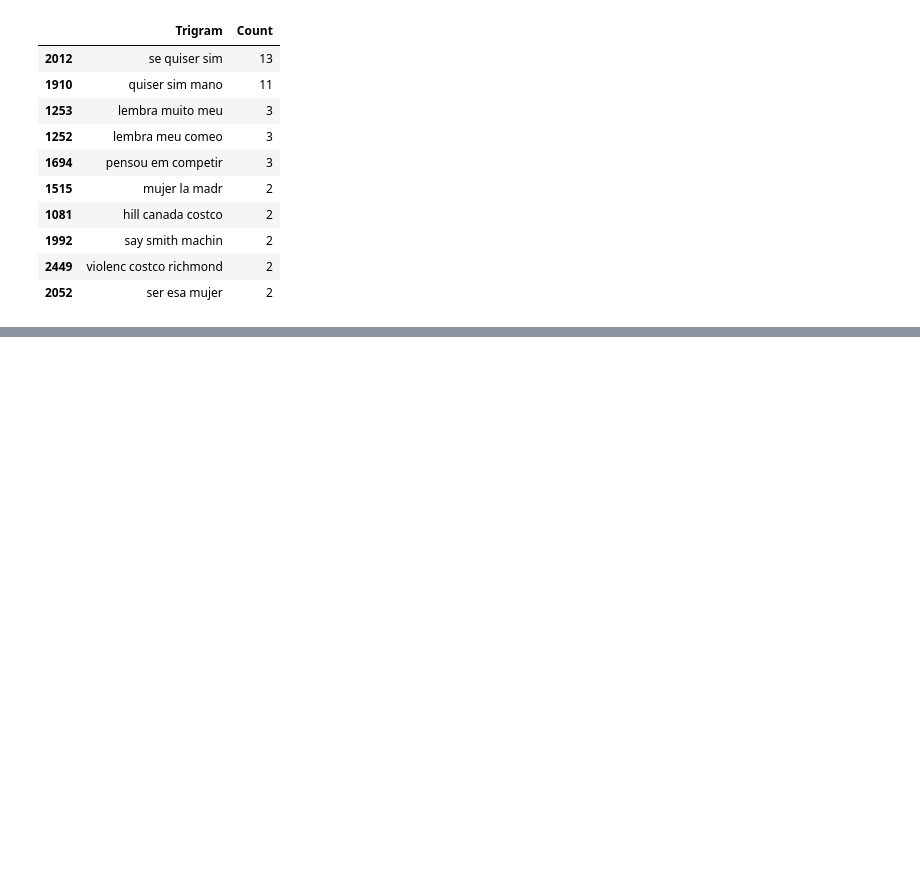
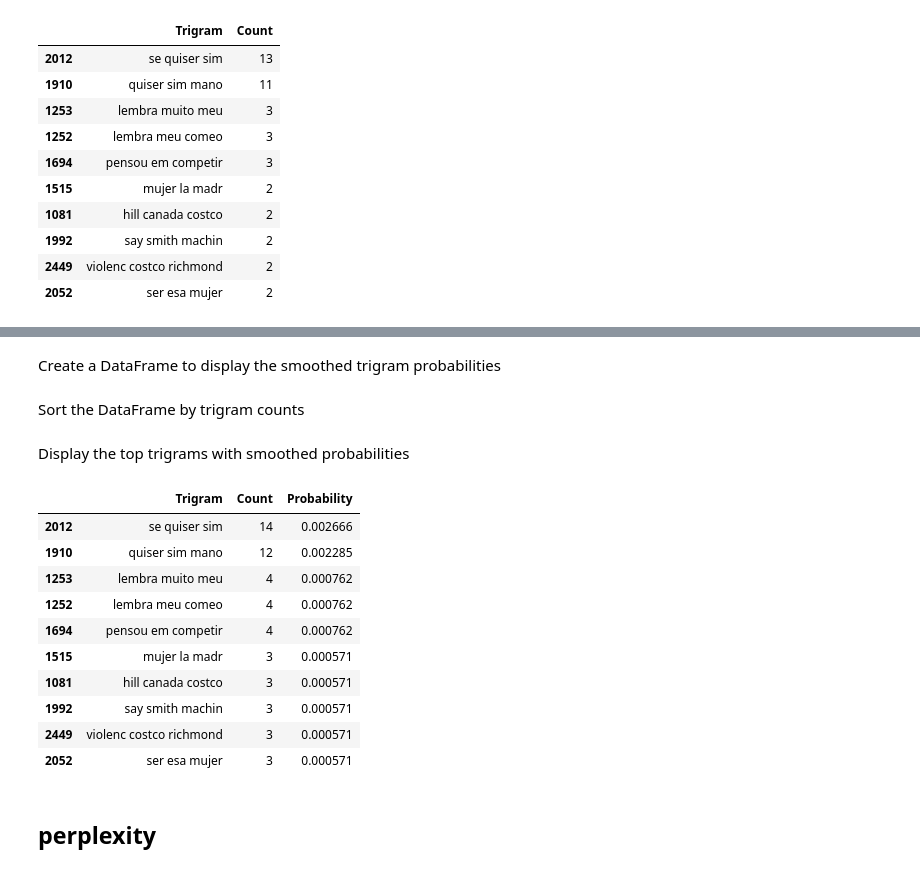
Before and after one commit to MohamadrezaKhalvati/natural-langauge-programming, a Jupyter notebook: Project/Q2/q2.ipynb, the cells around one changed output, grey strips where cells are left out. Drawn from its saved outputs; the diff is of its cells as text; code cells hidden in the pictures; blank space fills up the shorter version.

Commit message:
add perplexity implementation

```diff
--- a/Project/Q2/q2.ipynb
+++ b/Project/Q2/q2.ipynb
@@ -242,0 +355,4 @@ trigram_df.head(10)
+# %%
+total_trigrams = len(feature_names)
+smoothed_counts = trigram_counts + 1
+total_tokens = smoothed_counts.sum()
@@ -242,0 +361,34 @@ trigram_df.head(10)
+# %%
+smoothed_probabilities = smoothed_counts / total_tokens
+# %% [markdown]
+Create a DataFrame to display the smoothed trigram probabilities
+# %%
+smoothed_trigram_model = pd.DataFrame(
+    {
+        "Trigram": feature_names,
+        "Count": smoothed_counts.A1,
+        "Probability": smoothed_probabilities.A1,
+    }
+)
+# %% [markdown]
+Sort the DataFrame by trigram counts
+# %%
+smoothed_trigram_model = smoothed_trigram_model.sort_values(by="Count", ascending=False)
+# %% [markdown]
+Display the top trigrams with smoothed probabilities
+# %%
+smoothed_trigram_model.head(10)
+# %% [output]
+|  | Trigram | Count | Probability |
+| 2012 | se quiser sim | 14 | 0.002666 |
+| 1910 | quiser sim mano | 12 | 0.002285 |
+| 1253 | lembra muito meu | 4 | 0.000762 |
+| 1252 | lembra meu comeo | 4 | 0.000762 |
+| 1694 | pensou em competir | 4 | 0.000762 |
+| 1515 | mujer la madr | 3 | 0.000571 |
+| 1081 | hill canada costco | 3 | 0.000571 |
+| 1992 | say smith machin | 3 | 0.000571 |
+| 2449 | violenc costco richmond | 3 | 0.000571 |
+| 2052 | ser esa mujer | 3 | 0.000571 |
+# %% [markdown]
+## perplexity
```
Also changed, not shown: parts of 38 cells of this notebook.
